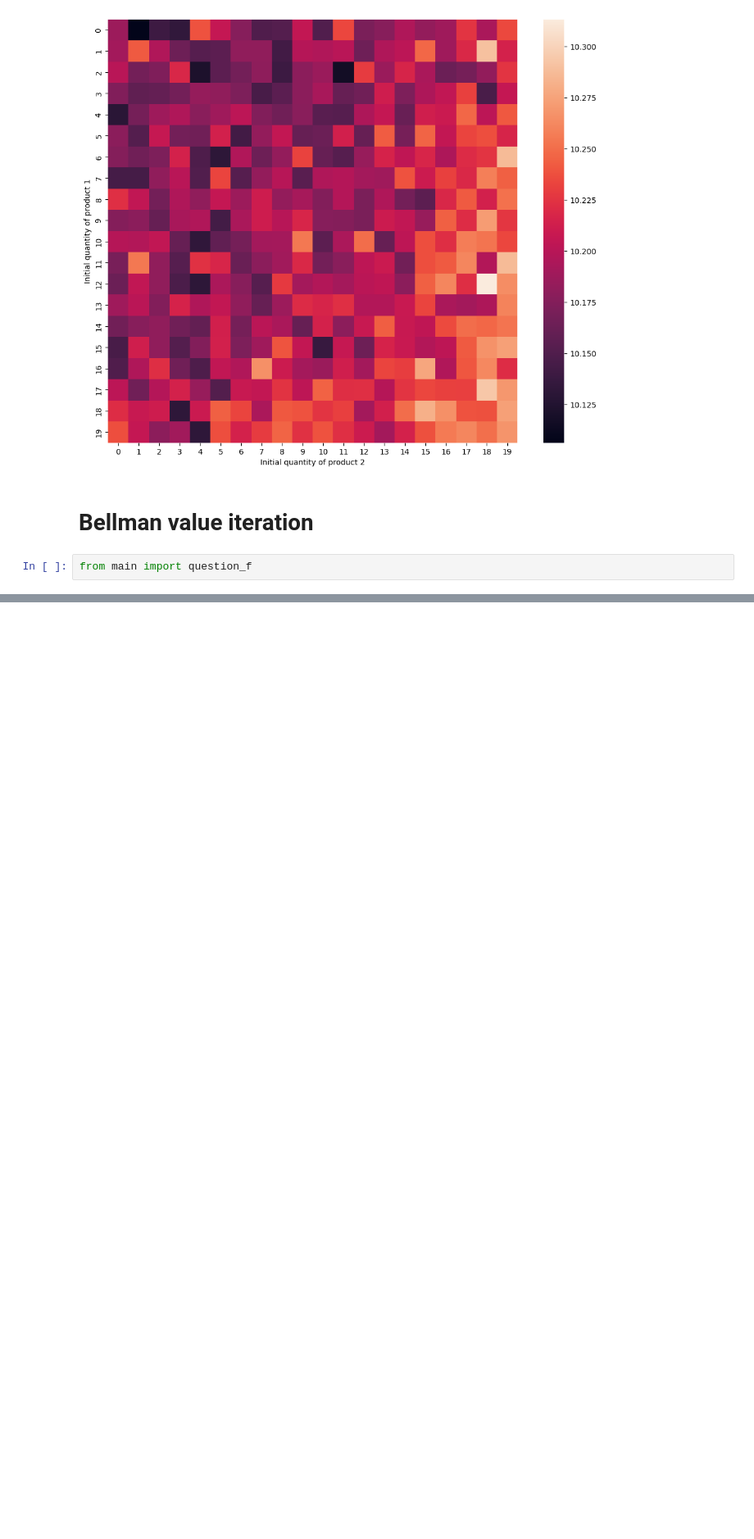
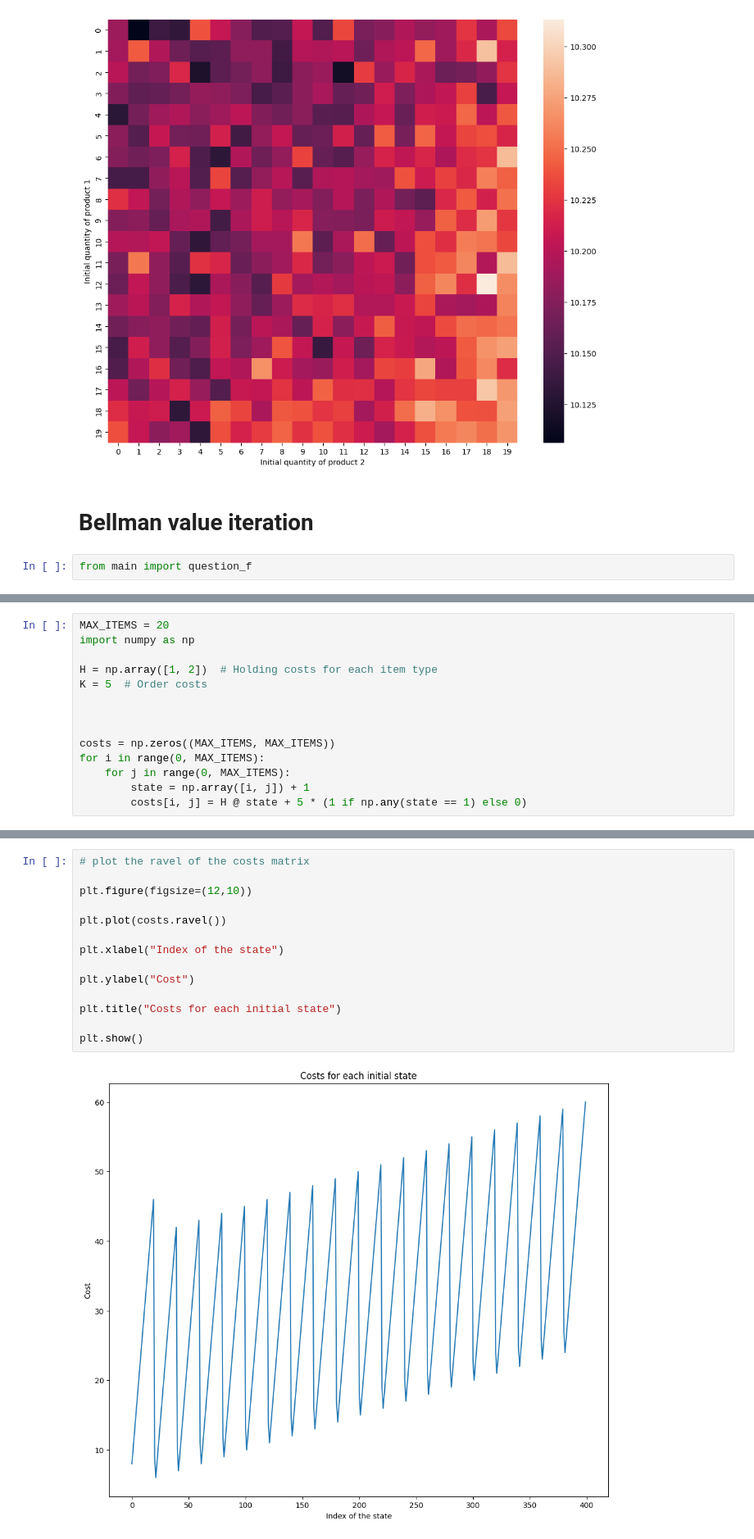
Before and after one commit to michelexyz/RL-assignments, a Jupyter notebook: Assignment2/main.ipynb, the cells around one changed output, grey strips where cells are left out. Shown at 82% size. Cells and saved outputs as stored; diff of their text form; blank space fills up the shorter version.

```diff
--- a/Assignment2/main.ipynb
+++ b/Assignment2/main.ipynb
@@ -156,0 +165,14 @@ plt.show()
+# %%
+MAX_ITEMS = 20
+import numpy as np
+
+H = np.array([1, 2])  # Holding costs for each item type
+K = 5  # Order costs
+
+
+
+costs = np.zeros((MAX_ITEMS, MAX_ITEMS))
+for i in range(0, MAX_ITEMS):
+    for j in range(0, MAX_ITEMS):
+        state = np.array([i, j]) + 1
+        costs[i, j] = H @ state + 5 * (1 if np.any(state == 1) else 0)
@@ -156,0 +201,16 @@ plt.show()
+# %%
+# plot the ravel of the costs matrix
+
+plt.figure(figsize=(12,10))
+
+plt.plot(costs.ravel())
+
+plt.xlabel("Index of the state")
+
+plt.ylabel("Cost")
+
+plt.title("Costs for each initial state")
+
+plt.show()
+# %% [output]
+[figure, added]
```
Also changed, not shown: parts of 8 cells of this notebook, 1 other file.
